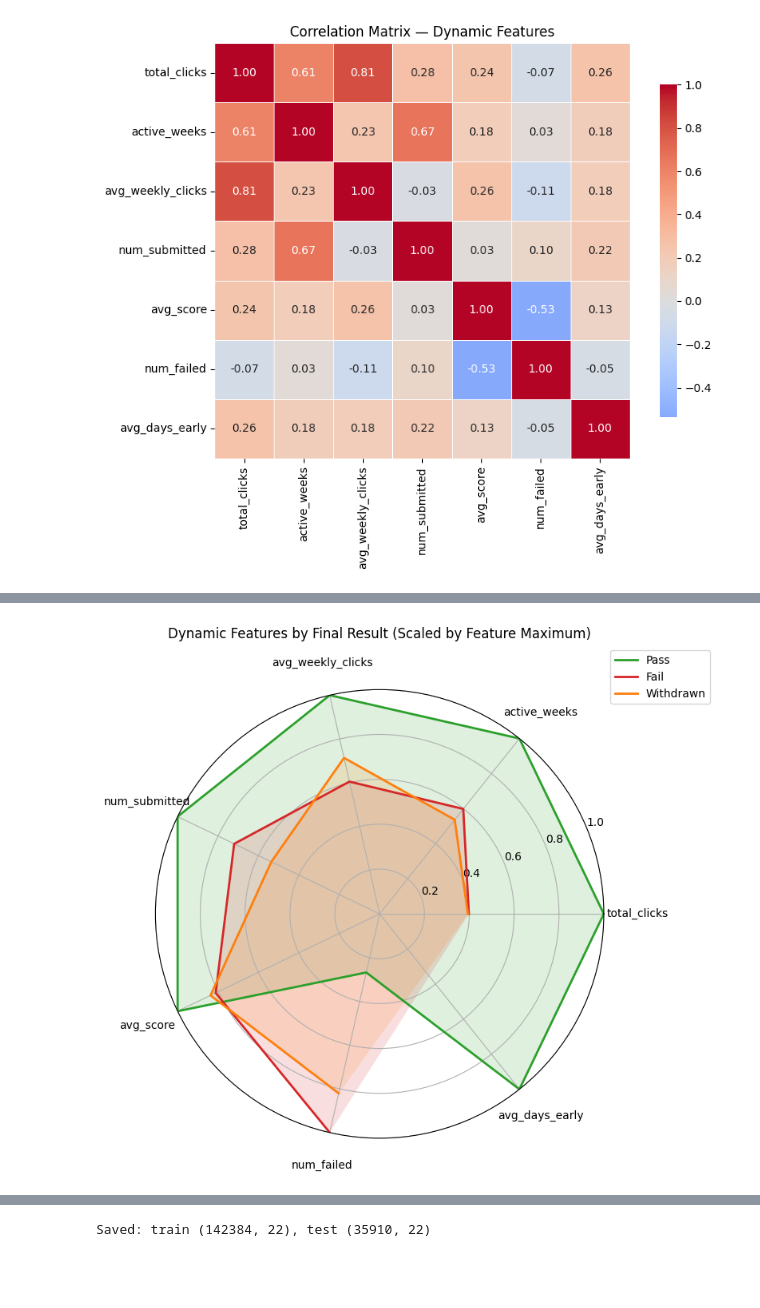
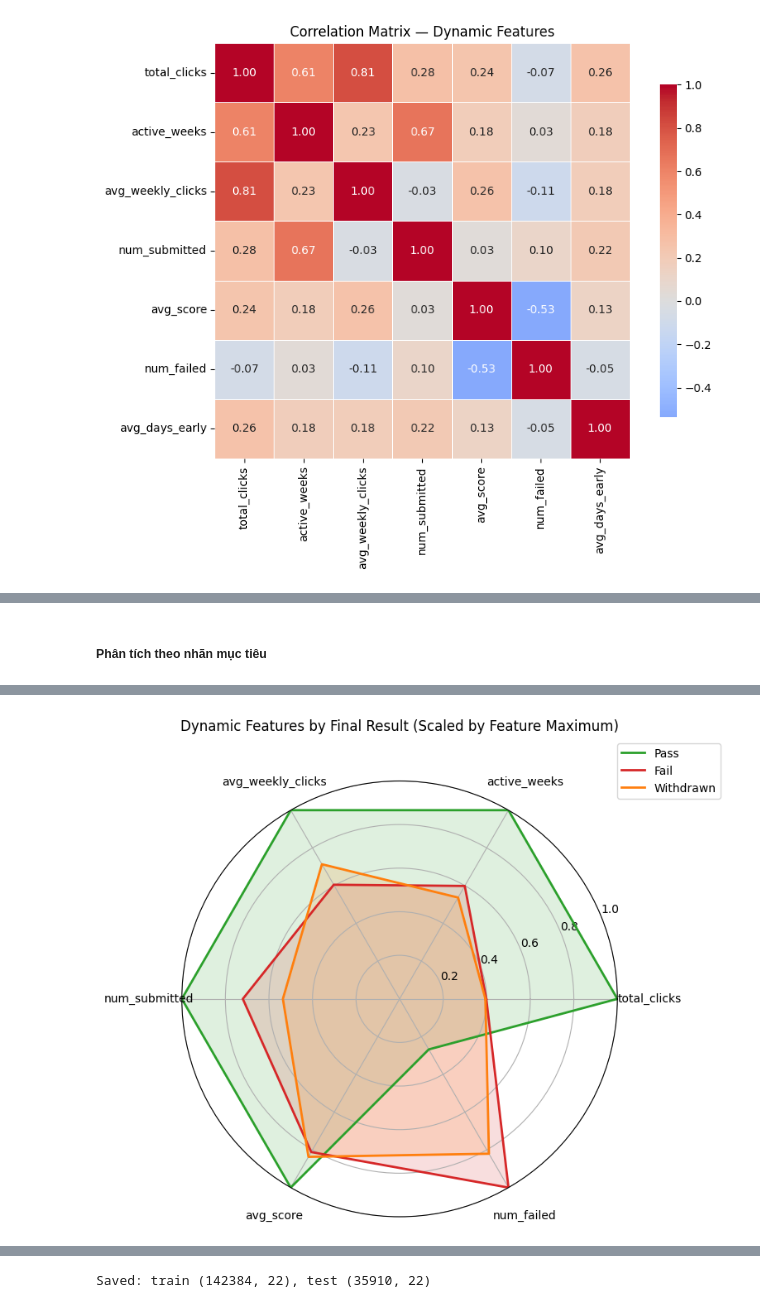
Before and after one commit to thiennguyen37-qn/early-academic-risk-warning, a Jupyter notebook: notebooks/EDA.ipynb, the cells around one changed output, grey strips where cells are left out. Cells and saved outputs as stored; diff of their text form; code cells hidden in the pictures; blank space fills up the shorter version.

```diff
--- a/notebooks/EDA.ipynb
+++ b/notebooks/EDA.ipynb
@@ -1188,3 +1277,5 @@ plt.show()
+# %% [markdown]
+##### Phân tích theo nhãn mục tiêu
 # %%
 dynamic_df.groupby('final_result')[dynamic_features].mean()
 # %% [output]
@@ -1194,12 +1285,13 @@ dynamic_df.groupby('final_result')[dynamic_features].mean()
 | Pass | 1377.989576 | 18.484917 | 70.236365 | 4.272566 | 78.209993 | 0.088391 | ... |
 | Withdrawn | 542.775431 | 9.926537 | 50.106064 | 2.290006 | 65.465847 | 0.270763 | ... |
 # %%
-group_means = dynamic_df.groupby('final_result')[dynamic_features].mean()
+radar_features = [f for f in dynamic_features if f != 'avg_days_early']
+group_means = dynamic_df.groupby('final_result')[radar_features].mean()
 
 # Chia mỗi feature cho giá trị lớn nhất của chính feature đó
 normalized = group_means / group_means.max()
 
-labels = dynamic_features
+labels = radar_features
 num_vars = len(labels)
 
 angles = np.linspace(
@@ -1242,31 +1334,31 @@ for group in ['Pass', 'Fail', 'Withdrawn']:
     )
 
 ax.set_xticks(angles[:-1])
 ax.set_xticklabels([])
 
 for angle, label in zip(angles[:-1], labels):
     ax.text(
         angle,
         1.15,
         label,
         ha='center',
         va='center',
         fontsize=10
     )
 
 ax.set_ylim(0, 1)
 
 ax.set_title(
     'Dynamic Features by Final Result (Scaled by Feature Maximum)',
     y=1.1
 )
 
 ax.legend(
     loc='upper right',
     bbox_to_anchor=(1.25, 1.1)
 )
 
 plt.tight_layout()
 plt.show()
 # %% [output]
-[figure, old version]
+[figure, new version]
```
Also changed, not shown: parts of 23 cells of this notebook.
